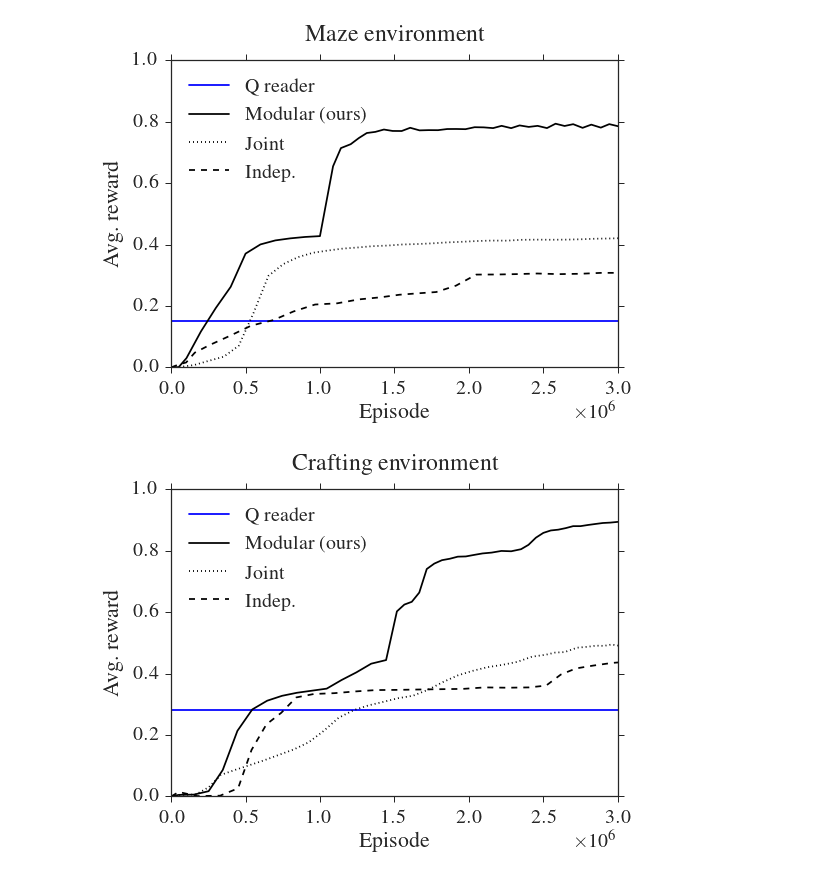
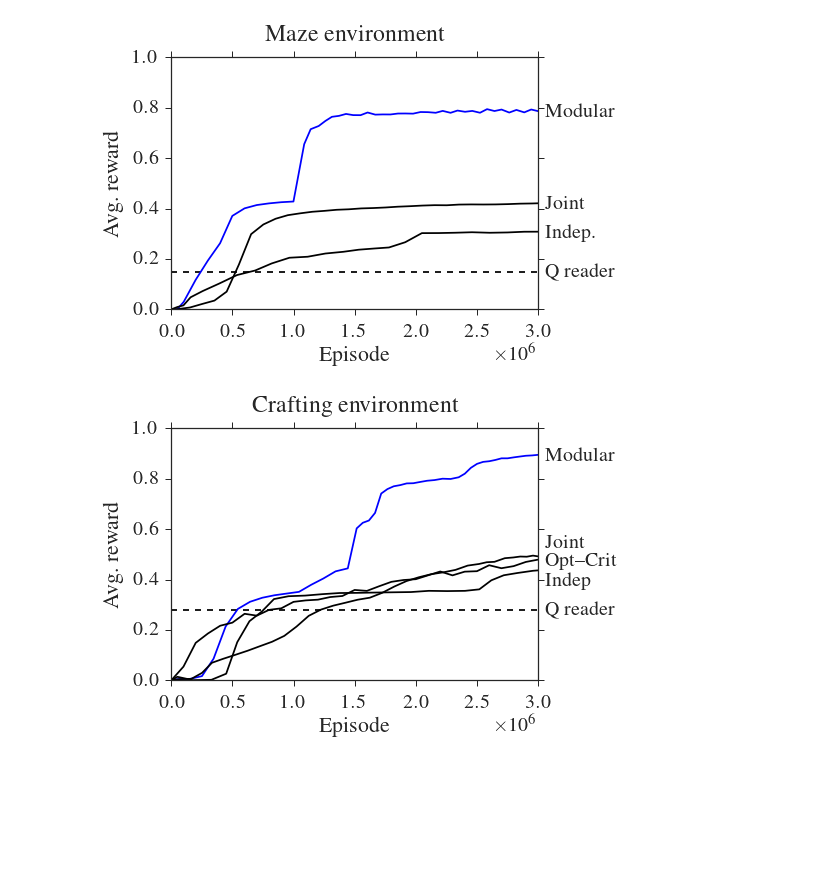
Before and after one commit to jacobandreas/psketch, a Jupyter notebook: experiments/figures.ipynb, the cells around one changed output. Drawn from its saved outputs; the diff is of its cells as text; code cells hidden in the pictures; blank space fills up the shorter version.

```diff
--- a/experiments/figures.ipynb
+++ b/experiments/figures.ipynb
@@ -34,27 +34,34 @@ def load_scores(experiment):
         groups[step] = group
         return groups
 
-def plot_means(title, experiments, n_tasks):
+def plot_means(title, experiments, n_tasks, fig_name):
     max_step = 3000000
     #for experiment, style in experiments.items():
-    for experiment, style in experiments:
+    for experiment, style, downsample in experiments:
         label, color, ls = style
         steps = []
         means = []
         scores = load_scores(experiment)
-        for step in sorted(scores.keys()):
+        keys = sorted(scores.keys())
+        keys = keys[::downsample]
+        for step in keys:
             block = scores[step]
             mean = sum(block.values()) / n_tasks
             steps.append(step)
             means.append(mean)
         plt.plot(steps, means, label=label, color=color, ls=ls)
-    plt.legend(loc=2)
+        last_mean = [m for s, m in zip(steps, means) if s >= max_step][0]
+        plt.text(max_step * 1.02, last_mean - 0.02, label, size="smaller")
+    #plt.legend(loc=2)
     plt.ticklabel_format(style='sci', axis='x', scilimits=(0,0))
     plt.title(title, y=1.05)
     plt.xlim([0, max_step])
     plt.ylim([0, 1])
     plt.xlabel("Episode")
     plt.ylabel("Avg.\\ reward", labelpad=10)
+    plt.tight_layout()
+    plt.gcf().subplots_adjust(right=0.80)
+    plt.savefig(fig_name)
     plt.show()
 
 TASK_LENS = {
@@ -81,7 +88,7 @@ TASK_LENS = {
 }
 MAX_TASK_LEN = 5
 
-def plot_hist(title, experiment, n_tasks):
+def plot_hist(title, experiment, n_tasks, fig_name):
     max_step = 3000000
     index = {}
     scores = load_scores(experiment)
@@ -109,6 +116,9 @@ def plot_hist(title, experiment, n_tasks):
     plt.ylim([0, 1])
     plt.xlabel("Episode", labelpad=10)
     plt.ylabel("Avg.\\ reward", labelpad=10)
+    plt.tight_layout()
+    plt.gcf().subplots_adjust(right=0.80)
+    plt.savefig(fig_name)
     plt.show()
 # %%
 plot_means("Critics",
@@ -135,23 +148,32 @@ plot_means("Curricula",
 # %%
-plt.axhline(y=.15, label="Q reader", color="b")
+plt.axhline(y=.15, label="Q reader", color="k", ls="--")
+plt.text(3000000 * 1.02, .15 - 0.02, "Q reader", size="smaller")
 plot_means("Maze environment",
     [
-     ("light_modular", ("Modular (ours)", "k", "-")),
-     ("light_joint-feat-plan", ("Joint", "k", ":")),
-     ("light_indep", ("Indep.", "k", "--")),
+     ("light_modular", ("Modular", "b", "-"), 1),
+     ("light_joint-feat-plan", ("Joint", "k", "-"), 1),
+     ("light_indep", ("Indep.", "k", "-"), 1),
     ],
-    10)
+    10,
+    "maze_all.pdf")
 # %% [output]
-[figure, old version]
+[figure, new version]
 # %%
-plt.axhline(y=.28, label="Q reader", color="b")
+plt.axhline(y=.28, label="Q reader", color="k", ls="--")
+plt.text(3000000 * 1.02, .28 - 0.02, "Q reader", size="smaller")
+
+plt.text(3000000 * 1.02, .53, "Joint", size="smaller")
+plt.text(3000000 * 1.02, .38, "Indep", size="smaller")
+
 plot_means("Crafting environment",
     [
-     ("craft_modular_state-baseline", ("Modular (ours)", "k", "-")),
-     ("craft_joint-feat-plan", ("Joint", "k", ":")),
-     ("craft_indep", ("Indep.", "k", "--"))
+     ("craft_modular_state-baseline", ("Modular", "b", "-"), 1),
+     ("craft_joint-feat-plan", ("", "k", "-"), 1),
+     ("craft_indep", ("", "k", "-"), 1),
+     ("craft_unsup_unordered", ("Opt--Crit", "k", "-"), 10)
     ],
-    10)
+    10,
+    "craft_all.pdf")
 # %% [output]
-[figure, old version]
+[figure, new version]
 # %%
```
Also changed, not shown: parts of 4 cells of this notebook, 7 other files.
